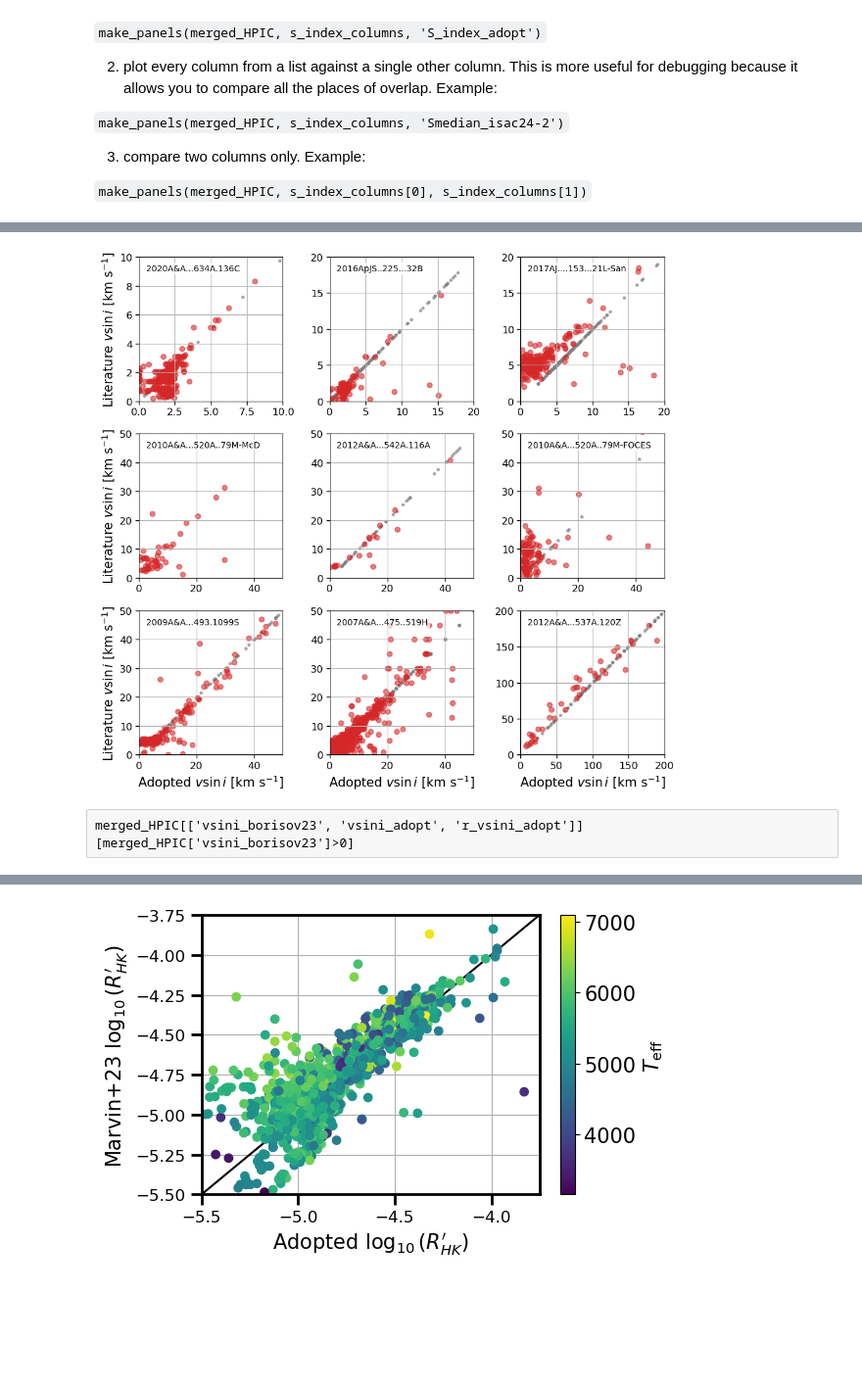
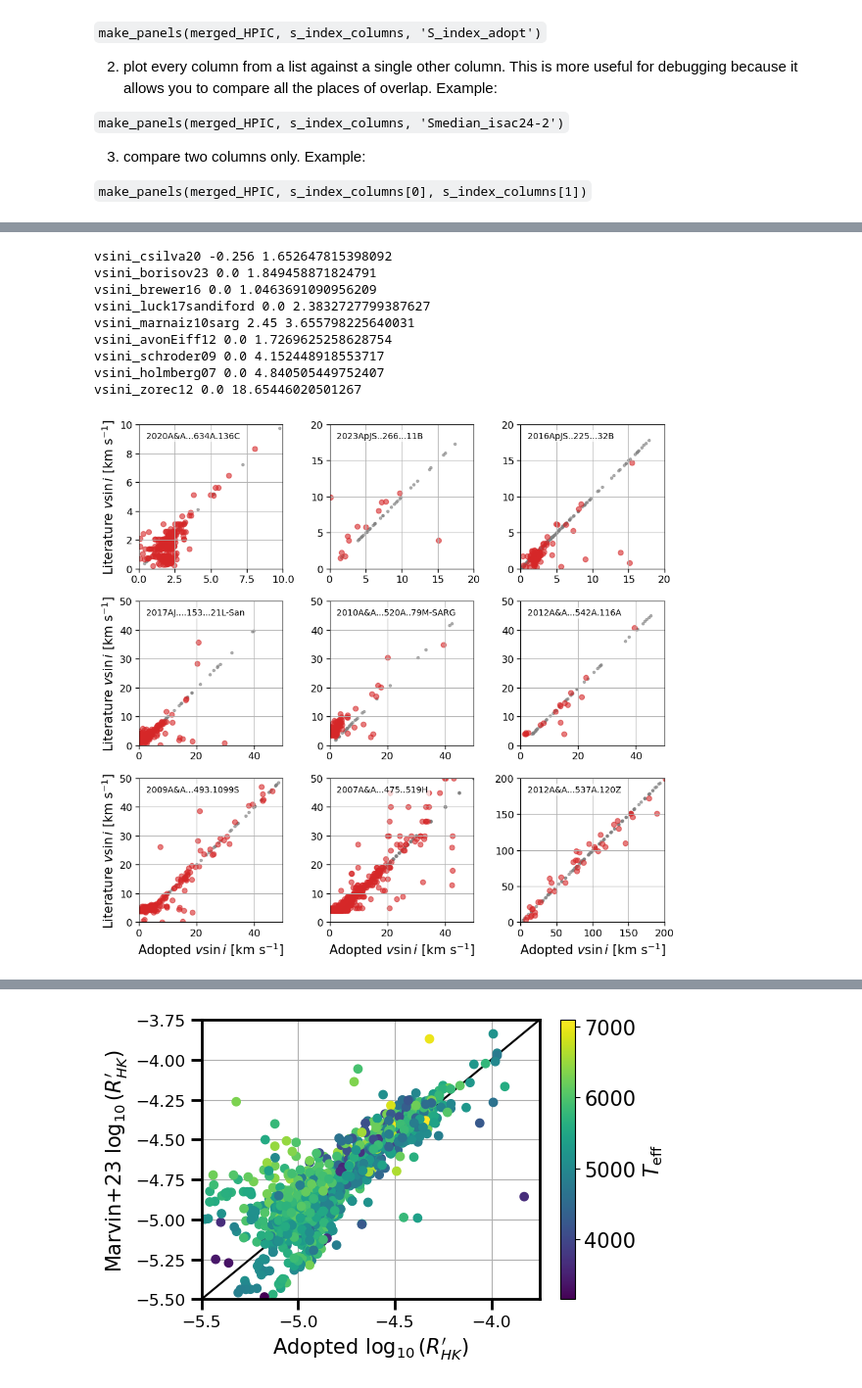
Before and after one commit to ernewton/TSS_ARC, a Jupyter notebook: TSS Activity and Rotation Catalog/Verification.ipynb, the cells around one changed output, grey strips where cells are left out. Shown at 98% size. Drawn from its saved outputs; the diff is of its cells as text; code cells hidden in the pictures; blank space fills up the shorter version.

```diff
--- a/TSS Activity and Rotation Catalog/Verification.ipynb
+++ b/TSS Activity and Rotation Catalog/Verification.ipynb
@@ -26,24 +26,29 @@ def make_panels(df, index_columns, select_col, lim=None):
     # Iterate over columns to create subplots
     for i, col in enumerate(index_columns):
         subset = merged_HPIC[select_col] == merged_HPIC[col]
-        if len(subset)>20:
-            axs[i].scatter(merged_HPIC[select_col][subset], merged_HPIC[col][subset], c='gray', marker='.', alpha=0.6)
-            axs[i].scatter(merged_HPIC[select_col][~subset], merged_HPIC[col][~subset], c='tab:red', alpha=0.6)
-            axs[i].set_xlabel(select_col)
-            axs[i].set_ylabel(f'{col}')
-            axs[i].grid()
-            axs[i].set_aspect('equal')
 
+        axs[i].scatter(merged_HPIC[select_col][subset], merged_HPIC[col][subset], c='gray', marker='.', alpha=0.6)
+        axs[i].scatter(merged_HPIC[select_col][~subset], merged_HPIC[col][~subset], c='tab:red', alpha=0.6)
+        axs[i].set_xlabel(select_col)
+        axs[i].set_ylabel(f'{col}')
+        axs[i].grid()
+        axs[i].set_aspect('equal')
+
+        inuse = (merged_HPIC[col] > 0) & (merged_HPIC[select_col] > 0)
         if lim is not None:
             axs[i].set_xlim(lim[0], lim[1]); axs[i].set_ylim(lim[0], lim[1])
         else:
-            inuse = np.isfinite(merged_HPIC[col])
             #print(merged_HPIC[col])
-            #up_lim = max(np.abs(merged_HPIC[select_col][inuse]).max(), np.abs(merged_HPIC[col]).max()) * 1.05
-            #lo_lim = max(np.abs(merged_HPIC[select_col][inuse]).min(), np.abs(merged_HPIC[col]).min()) * 1.05
-            #axs[i].set_xlim(lo_lim, up_lim); axs[i].set_ylim(lo_lim, up_lim)
+            up_lim = max(np.abs(merged_HPIC[select_col][inuse]).max(), np.abs(merged_HPIC[col][inuse]).max()) * 1.05
+            lo_lim = max(np.abs(merged_HPIC[select_col][inuse]).min(), np.abs(merged_HPIC[col][inuse]).min()) * 1.05
+            axs[i].plot([lo_lim, up_lim], [lo_lim, up_lim], 'k--', alpha=0.5)
+            try:
+                axs[i].set_xlim(lo_lim, up_lim); axs[i].set_ylim(lo_lim, up_lim)
+            except:
+                pass
 
-        #print(col, np.nanstd(merged_HPIC[col]-merged_HPIC[select_col]))
+        print(col, np.nanmedian(merged_HPIC[col][inuse]-merged_HPIC[select_col][inuse]),
+            np.nanstd(merged_HPIC[col][inuse]-merged_HPIC[select_col][inuse]))
 
     # Hide any unused subplots
     for j in range(i + 1, n_rows * n_cols):
@@ -79,6 +84,8 @@ def make_panels_2(df, index_columns, lim=None):
                 if np.nanmax(merged_HPIC[colj]) > maxcounter:
                     maxcounter = np.nanmax(merged_HPIC[colj])
 
+                print(coli, colj, len(useful[useful]), np.nanstd(merged_HPIC[coli]-merged_HPIC[colj]))
+
     # Initialize a new figure
     n_cols = 3
     n_rows = int(np.ceil(kcounter / n_cols))  # Calculate rows needed
@@ -192,20 +181,20 @@ import matplotlib as mpl
 mpl.rcParams['font.size'] = 15
 
 to_plot = ['vsini_csilva20',
+           'vsini_borisov23',
            'vsini_brewer16',
            'vsini_luck17sandiford',
-           'vsini_marnaiz10mcdonald',
+           'vsini_marnaiz10sarg',
            'vsini_avonEiff12',
-           'vsini_marnaiz10foces',
            'vsini_schroder09',
            'vsini_holmberg07',
            'vsini_zorec12']
 labels = ['2020A&A...634A.136C',
+          '2023ApJS..266...11B',
           '2016ApJS..225...32B',
           '2017AJ....153...21L-San',
-          '2010A&A...520A..79M-McD',
+          '2010A&A...520A..79M-SARG',
           '2012A&A...542A.116A',
-          '2010A&A...520A..79M-FOCES',
           '2009A&A...493.1099S',
           '2007A&A...475..519H',
          '2012A&A...537A.120Z']
@@ -222,36 +211,43 @@ for i, ax in enumerate(axs):
     ax.text(
     0.05, 0.95,
     labels[i],
     transform=ax.transAxes,
     fontsize=10,
     color="black",
     ha='left', va='top',
     bbox=dict(
         facecolor='white',
         edgecolor='none',
         alpha=0.7,
         pad=2,
     )
 )
 
 
 
 mystr = r'$v\sin i$ [km s$^{-1}$]'
 axs[0].set_ylabel('Literature '+mystr)
 axs[3].set_ylabel('Literature '+mystr)
 axs[6].set_ylabel('Literature '+mystr)
 
 axs[6].set_xlabel('Adopted '+mystr)
 axs[7].set_xlabel('Adopted '+mystr)
 axs[8].set_xlabel('Adopted '+mystr)
 
 plt.tight_layout()
 
 plt.savefig('plots/verification-vsini.png')
 # %% [output]
+vsini_csilva20 -0.256 1.652647815398092
+vsini_borisov23 0.0 1.849458871824791
+vsini_brewer16 0.0 1.0463691090956209
+vsini_luck17sandiford 0.0 2.3832727799387627
+vsini_marnaiz10sarg 2.45 3.655798225640031
+vsini_avonEiff12 0.0 1.7269625258628754
+vsini_schroder09 0.0 4.152448918553717
+vsini_holmberg07 0.0 4.840505449752407
+vsini_zorec12 0.0 18.65446020501267
-[figure, old version]
+[figure, new version]
-# %% [raw]
-merged_HPIC[['vsini_borisov23', 'vsini_adopt', 'r_vsini_adopt']][merged_HPIC['vsini_borisov23']>0]
 # %%
 make_panels(merged_HPIC, s_index_columns, 'S_index_adopt')
 # %% [output]
```
Also changed, not shown: parts of 5 cells of this notebook, 5 other files.
